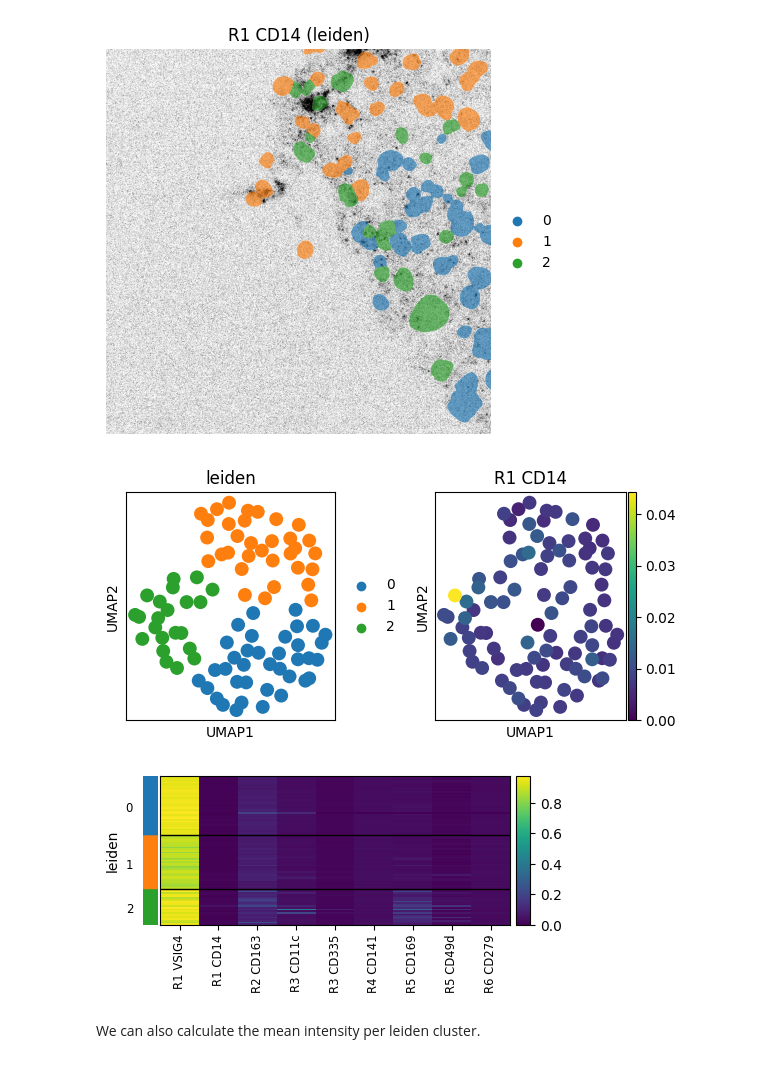
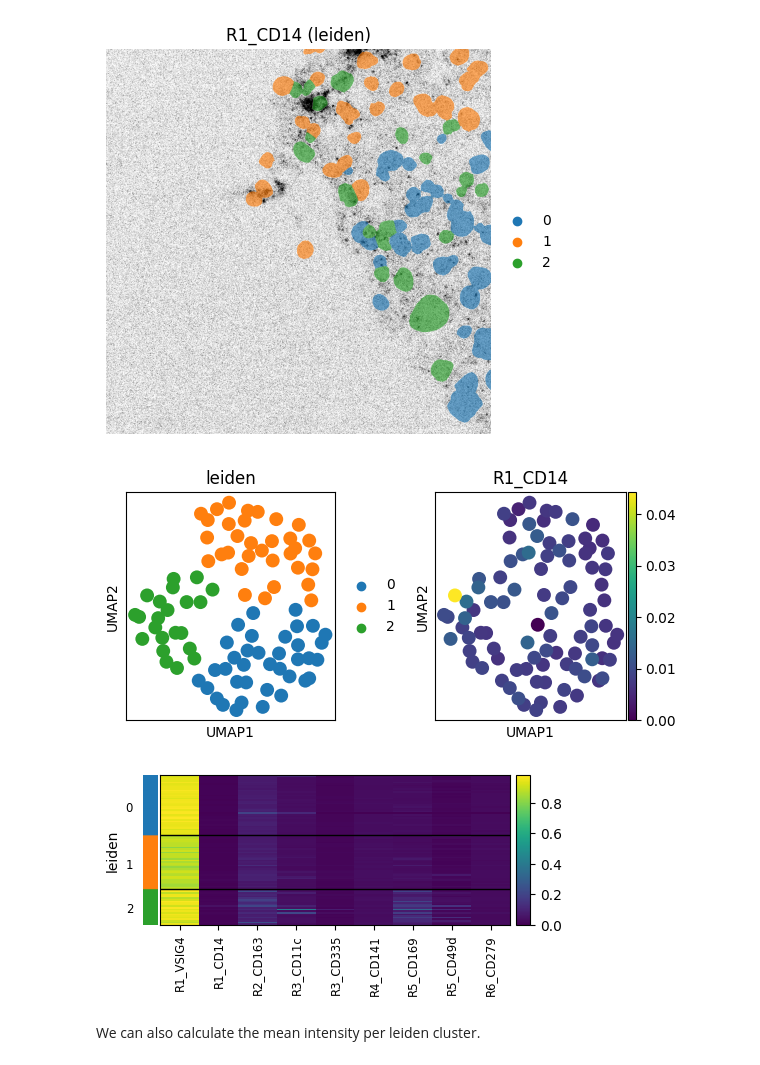
Before and after one commit to saeyslab/harpy, a Jupyter notebook: docs/tutorials/general/Harpy_feature_calculation.ipynb, the cells around one changed output. Cells and saved outputs as stored; diff of their text form; code cells hidden in the pictures.

```diff
--- a/docs/tutorials/general/Harpy_feature_calculation.ipynb
+++ b/docs/tutorials/general/Harpy_feature_calculation.ipynb
@@ -108,7 +109,7 @@ img_layer = "HumanLiverH35"
 
 # Get the DAPI stain, and add it to a new slot.
 sdata = hp.im.add_image_layer(
-    sdata, arr=sdata[img_layer].sel(c="R0 DAPI").data[None, ...], output_layer="image", overwrite=True
+    sdata, arr=sdata[img_layer].sel(c="R0_DAPI").data[None, ...], output_layer="image", overwrite=True
 )
 
 if torch.cuda.is_available():
@@ -253,6 +244,7 @@ sdata = hp.tb.allocate_intensity(
     labels_layer="segmentation_mask",
     output_layer="table_intensities",
     mode="mean",
+    obs_stats="var",
     channels=markers_of_interest[:9],
 )
 sdata
@@ -284,6 +284,13 @@ sdata["table_intensities"].to_df().head()
 # %% [markdown]
 We also can extract geometric and morphological information based on the shape of the cells and append it as extra observations to our table. This can be useful to distinguish between different cell types. For example, we can calculate the area of the cell, the perimeter, the eccentricity, the solidity, the major and minor axis.
 # %%
-sdata = hp.tb.add_regionprop_features(sdata, labels_layer="segmentation_mask", table_layer="table_intensities")
+sdata = hp.tb.add_regionprop_features(
+    sdata,
+    labels_layer="segmentation_mask",
+    table_layer="table_intensities",
+    output_layer="table_intensities",
+    properties=["area", "perimeter", "eccentricity"],
+    overwrite=True,
+)
 sdata["table_intensities"]
 # %% [output]
@@ -417,27 +437,26 @@ ax.axis("off")
 [figure]
 # %%
 # visualize with scanpy
-import matplotlib.pyplot as plt
 import scanpy as sc
 
 fig, axes = plt.subplots(1, 2, figsize=(6, 3))
 
 sc.pl.umap(sdata["table_intensities"], color=cluster_key, ax=axes[0], show=False, size=400)
-sc.pl.umap(sdata["table_intensities"], color="R1 CD14", ax=axes[1], show=False, size=400)
+sc.pl.umap(sdata["table_intensities"], color="R1_CD14", ax=axes[1], show=False, size=400)
 plt.tight_layout()
 plt.show()
 
 sc.pl.heatmap(
     sdata["table_intensities"],
     var_names=sdata["table_intensities"].var_names,
     groupby=cluster_key,
     swap_axes=False,
     norm=None,
     figsize=(5, 2),
 )
 # %% [output]
 [figure]
-[figure, old version]
+[figure, new version]
 # %% [markdown]
 We can also calculate the mean intensity per leiden cluster.
 # %%
```
Also changed, not shown: parts of 19 cells of this notebook, 1 other file.
